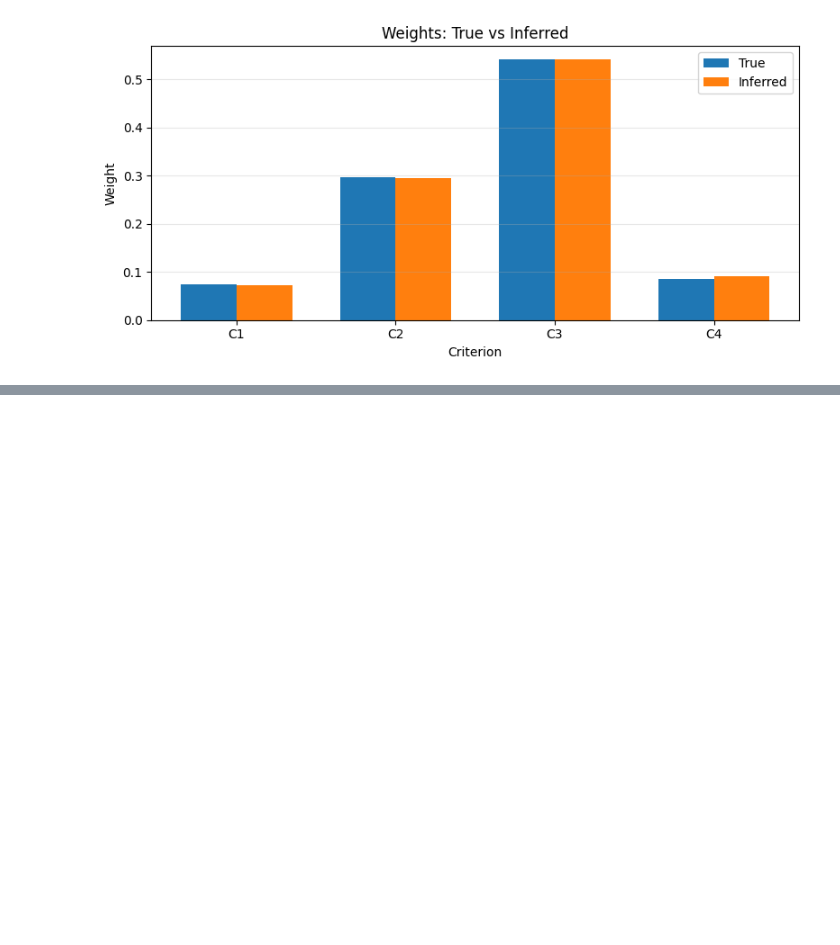
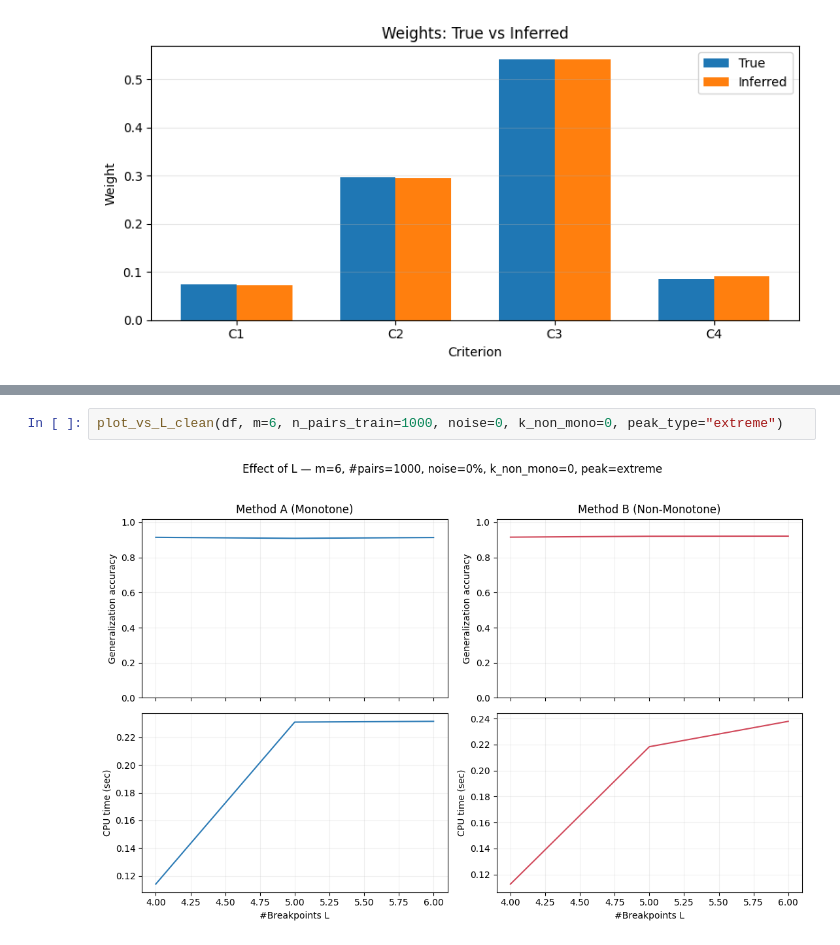
Before and after one commit to MathysBgh/UTA_project, a Jupyter notebook: uta.ipynb, the cells around one changed output, grey strips where cells are left out. Drawn from its saved outputs; the diff is of its cells as text; blank space fills up the shorter version.

```diff
--- a/uta.ipynb
+++ b/uta.ipynb
@@ -184,0 +732,4 @@ plot_value_functions_and_weights(gt, inf, mode="weighted")
+# %%
+plot_vs_L_clean(df, m=6, n_pairs_train=1000, noise=0, k_non_mono=0, peak_type="extreme")
+# %% [output]
+[figure, added]
```
Also changed, not shown: parts of 13 cells of this notebook, 23 other files.
